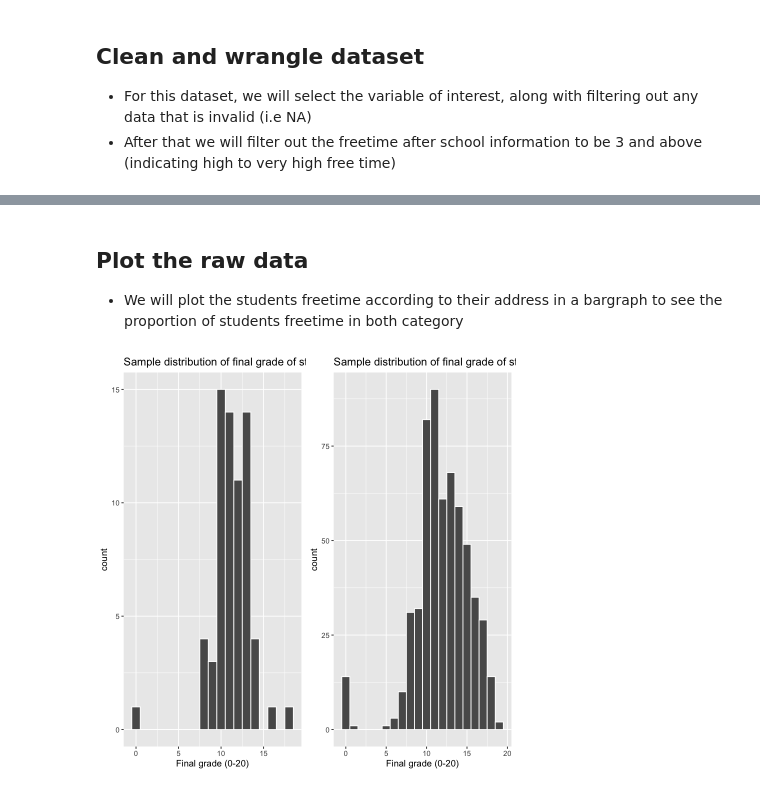
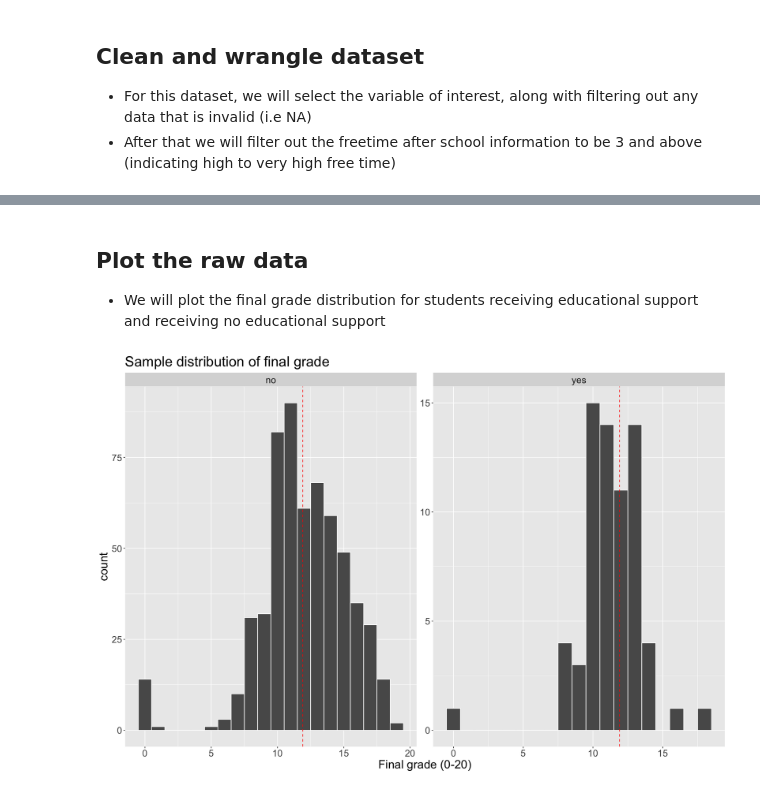
Before and after one commit to emeraldnqa/Connecting-In-School-Support-to-Student-Learning-and-Success-, a Jupyter notebook: project proposal.ipynb, the cells around one changed output, grey strips where cells are left out. Cells and saved outputs as stored; diff of their text form; code cells hidden in the pictures.

```diff
--- a/project proposal.ipynb
+++ b/project proposal.ipynb
@@ -121,20 +102,17 @@ A tibble: 2 × 2
 # %% [markdown]
 ## Plot the raw data
-- We will plot the students freetime according to their address in a bargraph to see the proportion of students freetime in both category
+- We will plot the final grade distribution for students receiving educational support and receiving no educational support
 # %%
-yes_grade_dist <- clean_student %>%
-                  filter(schoolsup == "yes")%>%
-                  ggplot()+
-                  geom_histogram(aes(G3),binwidth=1,color="white")+
-                  ggtitle("Sample distribution of final grade of students receiving extra support from school")+
-                  xlab("Final grade (0-20)")
-
-no_grade_dist <- clean_student %>%
-                  filter(schoolsup == "no")%>%
-                  ggplot()+
-                  geom_histogram(aes(G3),binwidth=1,color="white")+
-                  ggtitle("Sample distribution of final grade of students receiving extra support from school")+
-                  xlab("Final grade (0-20)")
-plot_grid(yes_grade_dist, no_grade_dist, ncol=2)
+options(repr.plot.width = 15, repr.plot.height =10)
+sample_distribution <- clean_student %>%
+                       ggplot()+
+                       geom_histogram(aes(G3),binwidth=1,,color="white")+
+                       geom_vline(aes(xintercept=mean(G3)), color="red",
+             linetype="dashed")+
+                       ggtitle("Sample distribution of final grade")+
+                       xlab("Final grade (0-20)")+
+                       facet_wrap(vars(schoolsup),scales = "free")+
+                       theme(text = element_text(size = 20))
+sample_distribution
 # %% [output]
-[figure, old version]
+[figure, new version]
```
Also changed, not shown: parts of 3 cells of this notebook.
